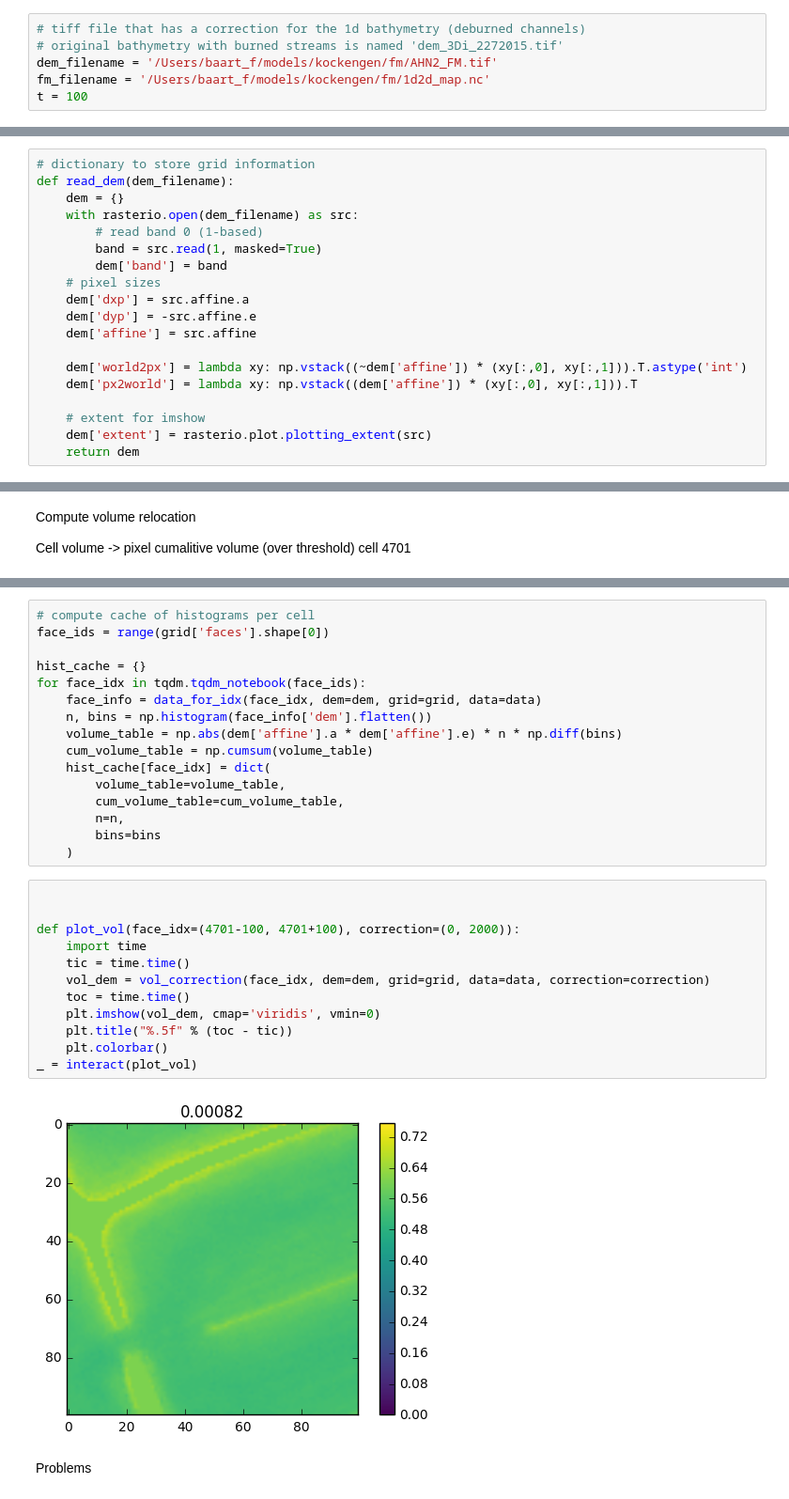
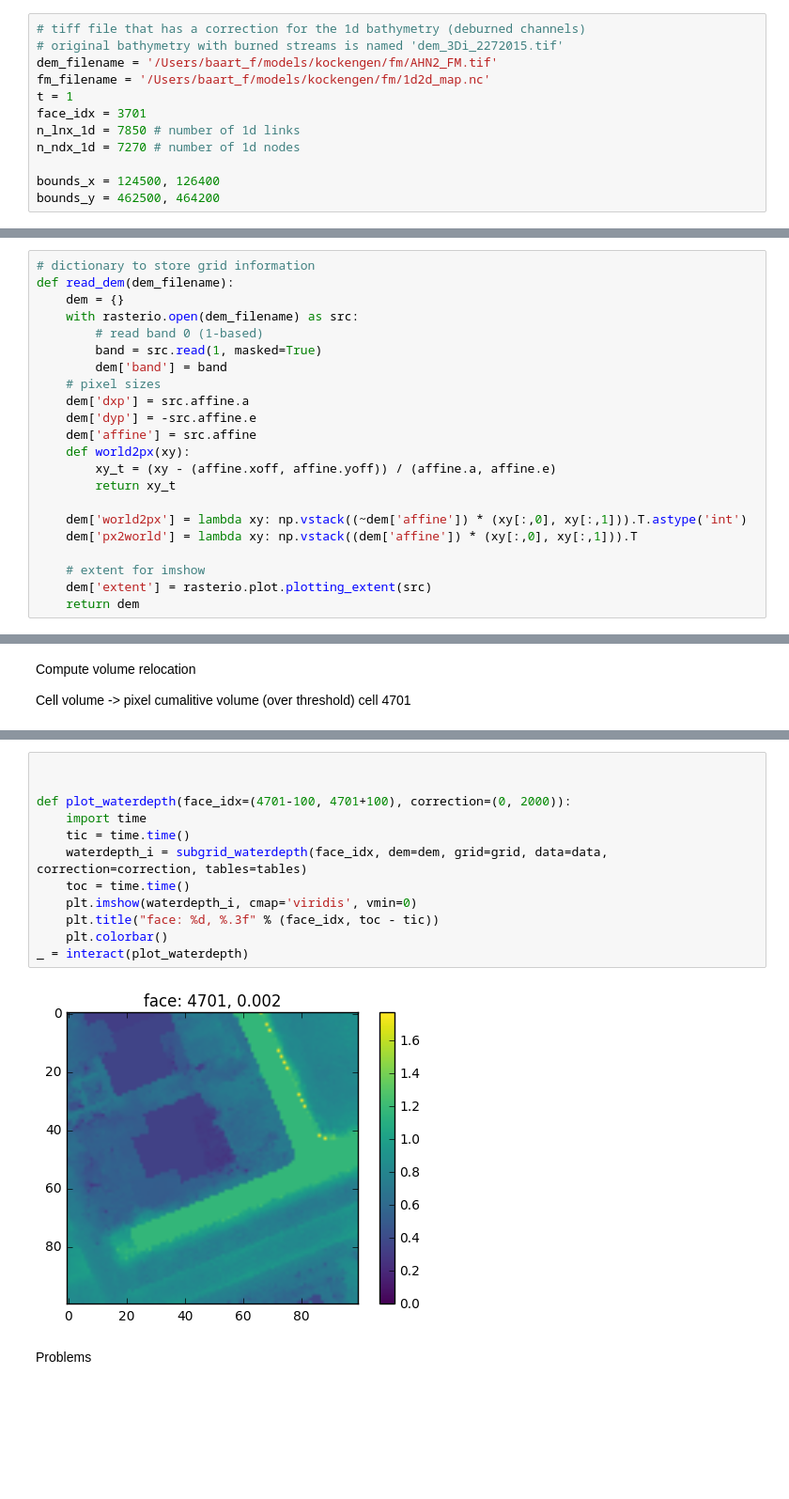
Before and after one commit to openearth/notebooks, a Jupyter notebook: kockengen.ipynb, the cells around one changed output, grey strips where cells are left out. Shown at 94% size. Cells and saved outputs as stored; diff of their text form; blank space fills up the shorter version.

Commit message:
first visual

```diff
--- a/kockengen.ipynb
+++ b/kockengen.ipynb
@@ -30,7 +30,13 @@ import matplotlib.style
 # original bathymetry with burned streams is named 'dem_3Di_2272015.tif'
 dem_filename = '/Users/baart_f/models/kockengen/fm/AHN2_FM.tif'
 fm_filename = '/Users/baart_f/models/kockengen/fm/1d2d_map.nc'
-t = 100
+t = 1
+face_idx = 3701
+n_lnx_1d = 7850 # number of 1d links
+n_ndx_1d = 7270 # number of 1d nodes
+
+bounds_x = 124500, 126400
+bounds_y = 462500, 464200
 # %% [markdown]
 This notebook gives an example of how to apply a subgrid technique to an arbitrary numerical model result.
 A flow field is computed using a course schematization. In this example the coarse model computes on a 50m x 50m resolution. The dem is available at 0.5m resolution. So the question is, how do we take into account the high resolution dem after the model has already determined the volumes and fluxes in the coarse grid cells.
@@ -58,6 +64,9 @@ def read_dem(dem_filename):
     dem['dxp'] = src.affine.a
     dem['dyp'] = -src.affine.e
     dem['affine'] = src.affine
+    def world2px(xy):
+        xy_t = (xy - (affine.xoff, affine.yoff)) / (affine.a, affine.e)
+        return xy_t
 
     dem['world2px'] = lambda xy: np.vstack((~dem['affine']) * (xy[:,0], xy[:,1])).T.astype('int')
     dem['px2world'] = lambda xy: np.vstack((dem['affine']) * (xy[:,0], xy[:,1])).T
@@ -249,33 +266,17 @@ for i, xy in enumerate(grid['face_centers']):
-# %%
-# compute cache of histograms per cell
-face_ids = range(grid['faces'].shape[0])
-
-hist_cache = {}
-for face_idx in tqdm.tqdm_notebook(face_ids):
-    face_info = data_for_idx(face_idx, dem=dem, grid=grid, data=data)
-    n, bins = np.histogram(face_info['dem'].flatten())
-    volume_table = np.abs(dem['affine'].a * dem['affine'].e) * n * np.diff(bins)
-    cum_volume_table = np.cumsum(volume_table)
-    hist_cache[face_idx] = dict(
-        volume_table=volume_table,
-        cum_volume_table=cum_volume_table,
-        n=n,
-        bins=bins
-    )
 # %%
 
 
-def plot_vol(face_idx=(4701-100, 4701+100), correction=(0, 2000)):
+def plot_waterdepth(face_idx=(4701-100, 4701+100), correction=(0, 2000)):
     import time
     tic = time.time()
-    vol_dem = vol_correction(face_idx, dem=dem, grid=grid, data=data, correction=correction)
+    waterdepth_i = subgrid_waterdepth(face_idx, dem=dem, grid=grid, data=data, correction=correction, tables=tables)
     toc = time.time()
-    plt.imshow(vol_dem, cmap='viridis', vmin=0)
-    plt.title("%.5f" % (toc - tic))
+    plt.imshow(waterdepth_i, cmap='viridis', vmin=0)
+    plt.title("face: %d, %.3f" % (face_idx, toc - tic))
     plt.colorbar()
-_ = interact(plot_vol)
+_ = interact(plot_waterdepth)
 # %% [output]
-[figure, old version]
+[figure, new version]
 # %% [markdown]
 Problems
 # %%
```
Also changed, not shown: parts of 9 cells of this notebook.
